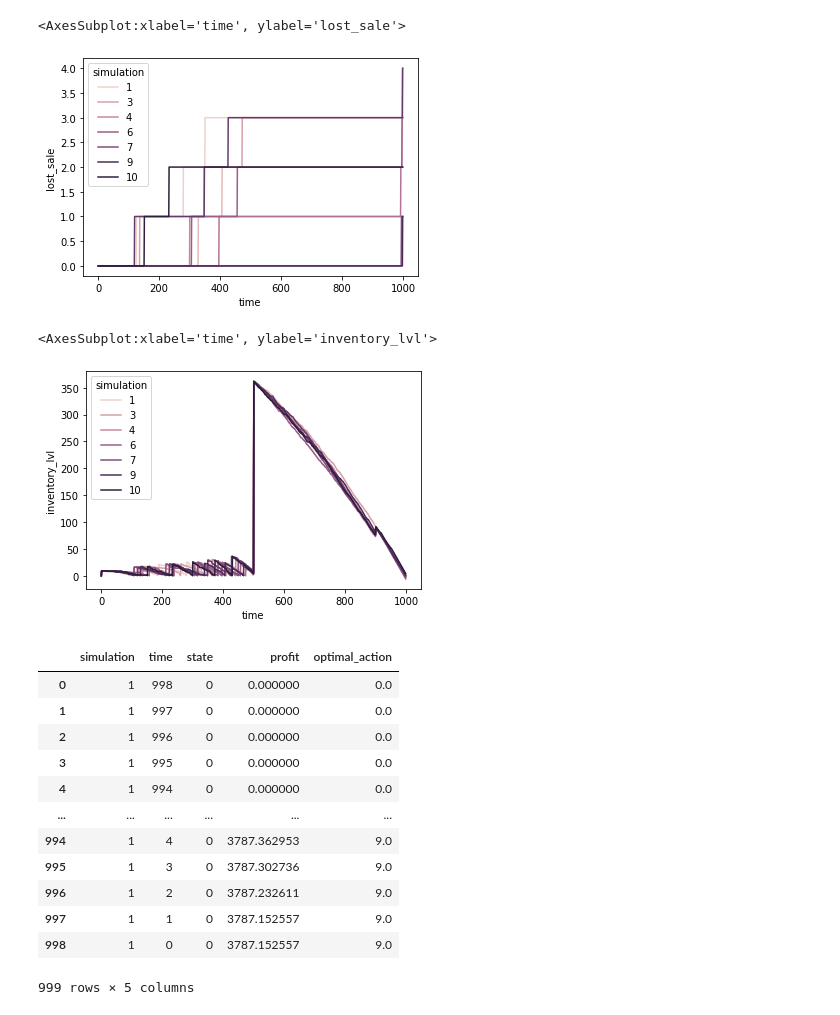
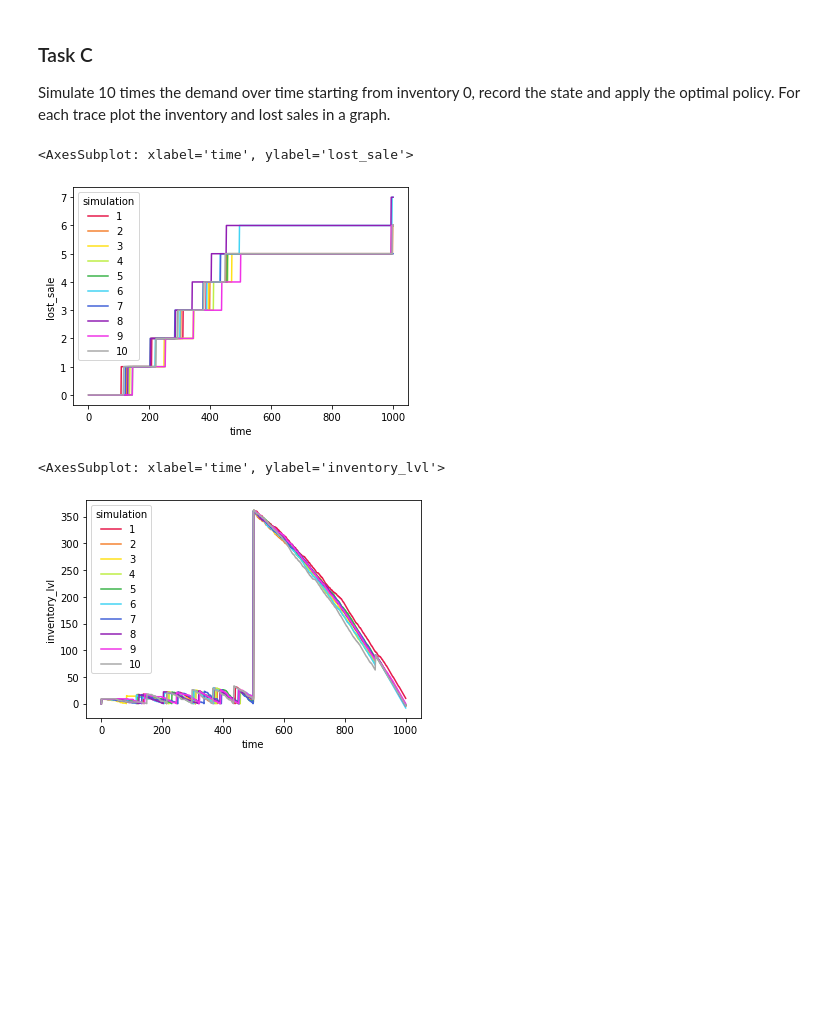
Before and after one commit to pshreyasv100/dprl_assignment_1, a Jupyter notebook: item_inventory_assignment copy.ipynb, the cells around one changed output. Drawn from its saved outputs; the diff is of its cells as text; code cells hidden in the pictures; blank space fills up the shorter version.

```diff
--- a/item_inventory_assignment copy.ipynb
+++ b/item_inventory_assignment copy.ipynb
@@ -144,27 +90,59 @@ Average profit of 10: 3787.1525574965212
+# %% [markdown]
+### Task C
+
+Simulate 10 times the demand over time starting from inventory 0, record the state and apply the optimal policy. For each trace plot the inventory and lost sales in a graph.
+# %%
+# Number of simulations
+MAX_SIM = 10
+
+# To store the inventory level fo each simulation
+inventory_lvl_list = []
+# To store the lost sale of each simulation
+lost_sale_list = []
+
+for sim in range(1, MAX_SIM + 1):
+    # stores inventory lvl at each time period
+    inventory_lvl_dict = {}
+    inventory = 0
+
+    #stores cumulative lost sales at each time period
+    lost_sale_dict = {}
+    lost_sale = 0
+
+    for t in range(1, len(optimal_policy[0]) + 1):
+        dIsOne = t / 1000
+        dIsZero = 1 - dIsOne
+        # d is assigned to 1 or 0 based on the weights of dIsOne and dIsZero
+        d = random.choices([1, 0], weights=(dIsOne, dIsZero), k = 1)[0]
+        inventory += optimal_policy[int(inventory)][t - 1] - d
+        inventory_lvl_dict[t] = inventory
+        if inventory == 0 and d > 0:
+            lost_sale += 1
+
+        lost_sale_dict[t] = lost_sale
+
+    # Saving the inventory level results  of current simulation
+    tmp_df = pd.DataFrame(inventory_lvl_dict.items(), columns=['time', 'inventory_lvl'])
+    tmp_df['simulation'] = sim
+    inventory_lvl_list.append(tmp_df)
+
+    # Saving the lost sales results of current simulation
+    tmp_df = pd.DataFrame(lost_sale_dict.items(), columns=['time', 'lost_sale'])
+    tmp_df['simulation'] = sim
+    lost_sale_list.append(tmp_df)
 # %%
-sns.lineplot(data=lost_sale_df, x='time', y='lost_sale', hue='simulation')
+lost_sale_df = pd.concat(lost_sale_list)
+
+sns.lineplot(data=lost_sale_df, x='time', y='lost_sale', hue='simulation', \
+    palette=['#e6194B', '#f58231', '#ffe119', '#bfef45', '#3cb44b', '#42d4f4', '#4363d8', '#911eb4', '#f032e6', '#a9a9a9'])
 # %% [output]
-<AxesSubplot:xlabel='time', ylabel='lost_sale'>
+<AxesSubplot: xlabel='time', ylabel='lost_sale'>
-[figure, old version]
+[figure, new version]
 # %%
-sns.lineplot(data=inventory_lvl_df, x='time', y='inventory_lvl', hue='simulation')
+inventory_lvl_df = pd.concat(inventory_lvl_list)
+
+sns.lineplot(data=inventory_lvl_df, x='time', y='inventory_lvl', hue='simulation', \
+palette=['#e6194B', '#f58231', '#ffe119', '#bfef45', '#3cb44b', '#42d4f4', '#4363d8', '#911eb4', '#f032e6', '#a9a9a9'])
 # %% [output]
-<AxesSubplot:xlabel='time', ylabel='inventory_lvl'>
+<AxesSubplot: xlabel='time', ylabel='inventory_lvl'>
-[figure, old version]
+[figure, new version]
-# %%
-result_df = pd.DataFrame(results, columns =['simulation', 'time', 'state',  'profit', 'optimal_action'])
-result_df[result_df['simulation']==1]
-# %% [output]
-|  | simulation | time | state | profit | optimal_action |
-| 0 | 1 | 998 | 0 | 0.000000 | 0.0 |
-| 1 | 1 | 997 | 0 | 0.000000 | 0.0 |
-| 2 | 1 | 996 | 0 | 0.000000 | 0.0 |
-| 3 | 1 | 995 | 0 | 0.000000 | 0.0 |
-| 4 | 1 | 994 | 0 | 0.000000 | 0.0 |
-| ... | ... | ... | ... | ... | ... |
-| 994 | 1 | 4 | 0 | 3787.362953 | 9.0 |
-| 995 | 1 | 3 | 0 | 3787.302736 | 9.0 |
-| 996 | 1 | 2 | 0 | 3787.232611 | 9.0 |
-| 997 | 1 | 1 | 0 | 3787.152557 | 9.0 |
-| 998 | 1 | 0 | 0 | 3787.152557 | 9.0 |
-999 rows × 5 columns
```
Also changed, not shown: parts of 11 cells of this notebook.
